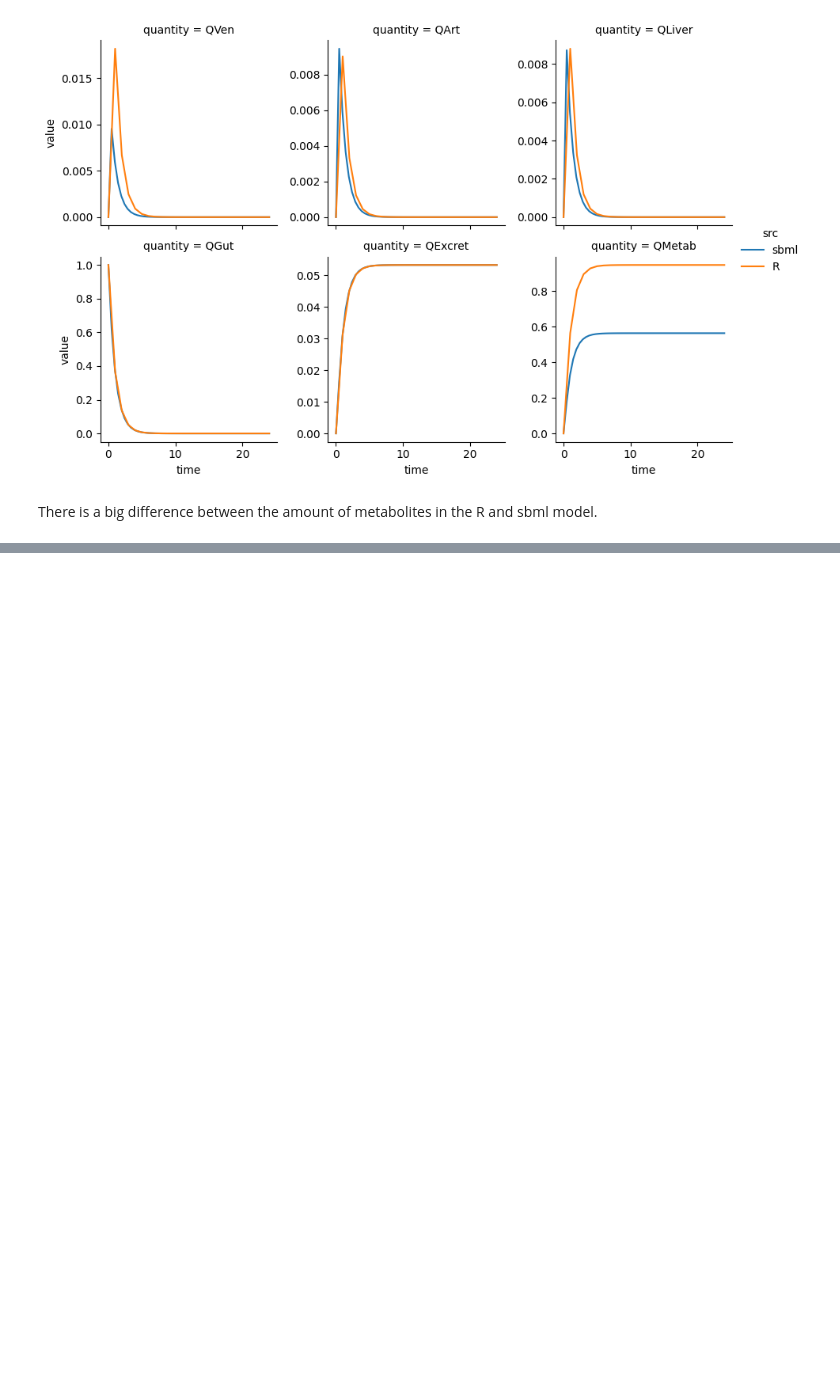
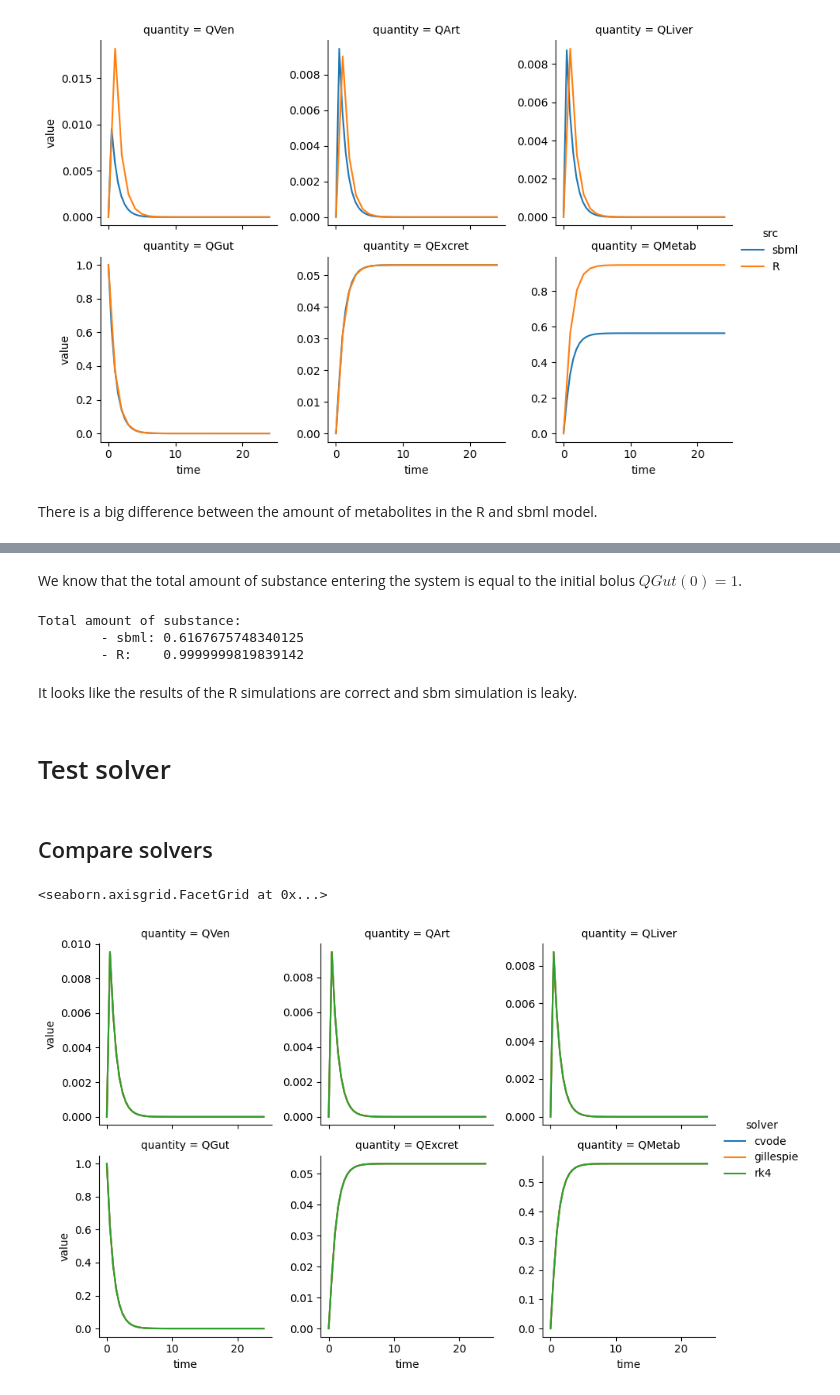
Before and after one commit to rivm-syso/euromix-to-sbml, a Jupyter notebook: notebooks/test_liver_only_model.ipynb, the cells around one changed output, grey strips where cells are left out. Cells and saved outputs as stored; diff of their text form; code cells hidden in the pictures; blank space fills up the shorter version.

Commit message:
Analyze simplified model results and test solvers and solver settings

```diff
--- a/notebooks/test_liver_only_model.ipynb
+++ b/notebooks/test_liver_only_model.ipynb
@@ -37,0 +44,44 @@ There is a big difference between the amount of metabolites in the R and sbml mo
+# %%
+# run the model again
+r = te.loada(fn_ant)
+r.QGut = 1
+results = r.simulate(0, 24)
+names = [re.sub(r'\[(.*?)\]', r'\1', name) for name in results.colnames]
+df = pd.DataFrame(results, columns=names).fillna(0)
+# %% [markdown]
+We know that the total amount of substance entering the system is equal to the initial bolus $QGut(0) = 1$.
+# %%
+total_sbml = df.QMetab.values[-1] + df.QExcret.values[-1]
+total_r = r_out.QMetab.values[-1] + r_out.QExcret.values[-1]
+print(f'Total amount of substance:\n\t- sbml: {total_sbml}\n\t- R:    {total_r}')
+# %% [output]
+Total amount of substance:
+        - sbml: 0.6167675748340125
+        - R:    0.9999999819839142
+# %% [markdown]
+It looks like the results of the R simulations are correct and sbm simulation is leaky.
+# %% [markdown]
+# Test solver
+# %% [markdown]
+## Compare solvers
+# %%
+solvers = ['cvode', 'gillespie', 'rk4']
+names = [re.sub(r'\[(.*?)\]', r'\1', name) for name in results.colnames]
+df_all = pd.DataFrame()
+
+for solver in solvers:
+    r = te.loada(fn_ant)
+    r.QGut = 1
+    r.setIntegrator = solver
+    results = r.simulate(0, 24)
+    df = pd.DataFrame(results, columns=names).fillna(0)
+    long_df = pd.melt(df, id_vars=['time'], value_vars=df.columns[1:], var_name='quantity', value_name='value')
+    long_df['solver'] = solver
+    df_all = pd.concat((df_all, long_df))
+g = sns.FacetGrid(df_all, col='quantity', hue='solver', col_wrap=3, sharey=False,
+                 col_order=q_cols.values())
+g.map(sns.lineplot, 'time', 'value')
+g.add_legend()
+# %% [output]
+<seaborn.axisgrid.FacetGrid at 0x...>
+[figure, added]
```
Also changed, not shown: parts of 12 cells of this notebook.
